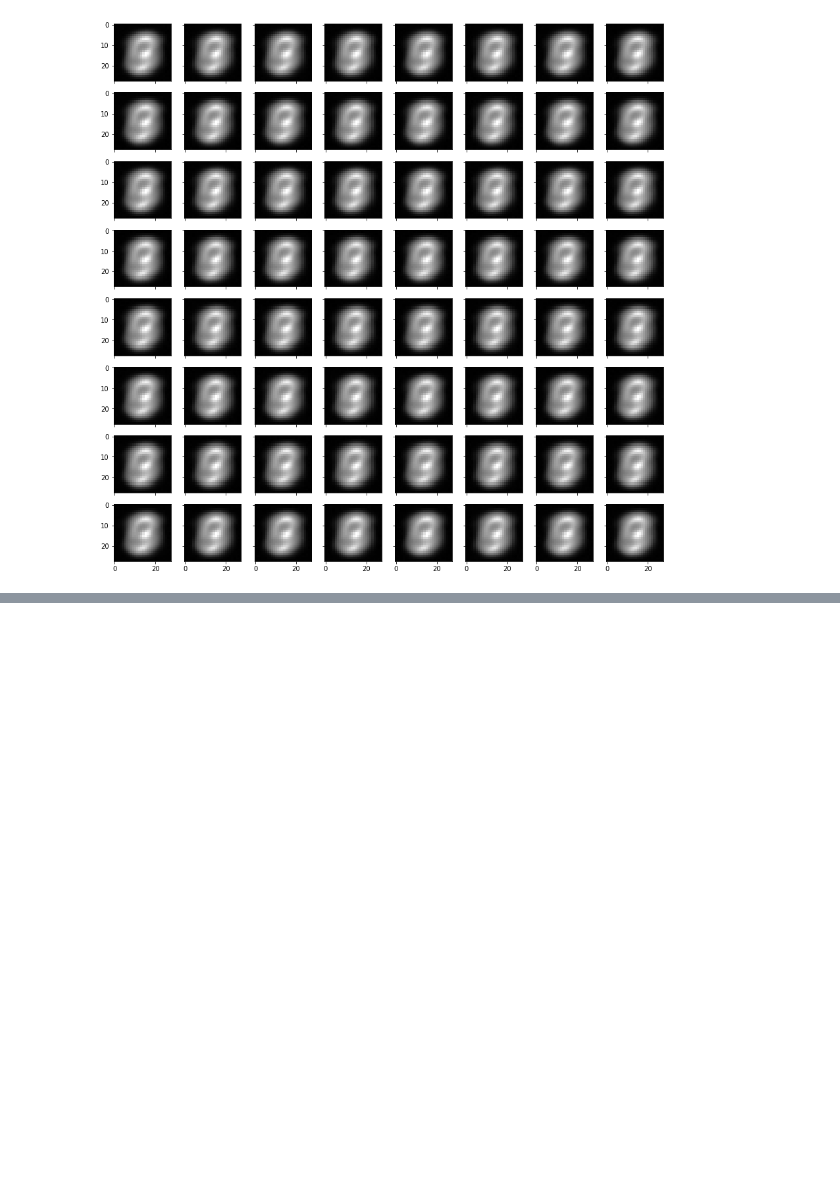
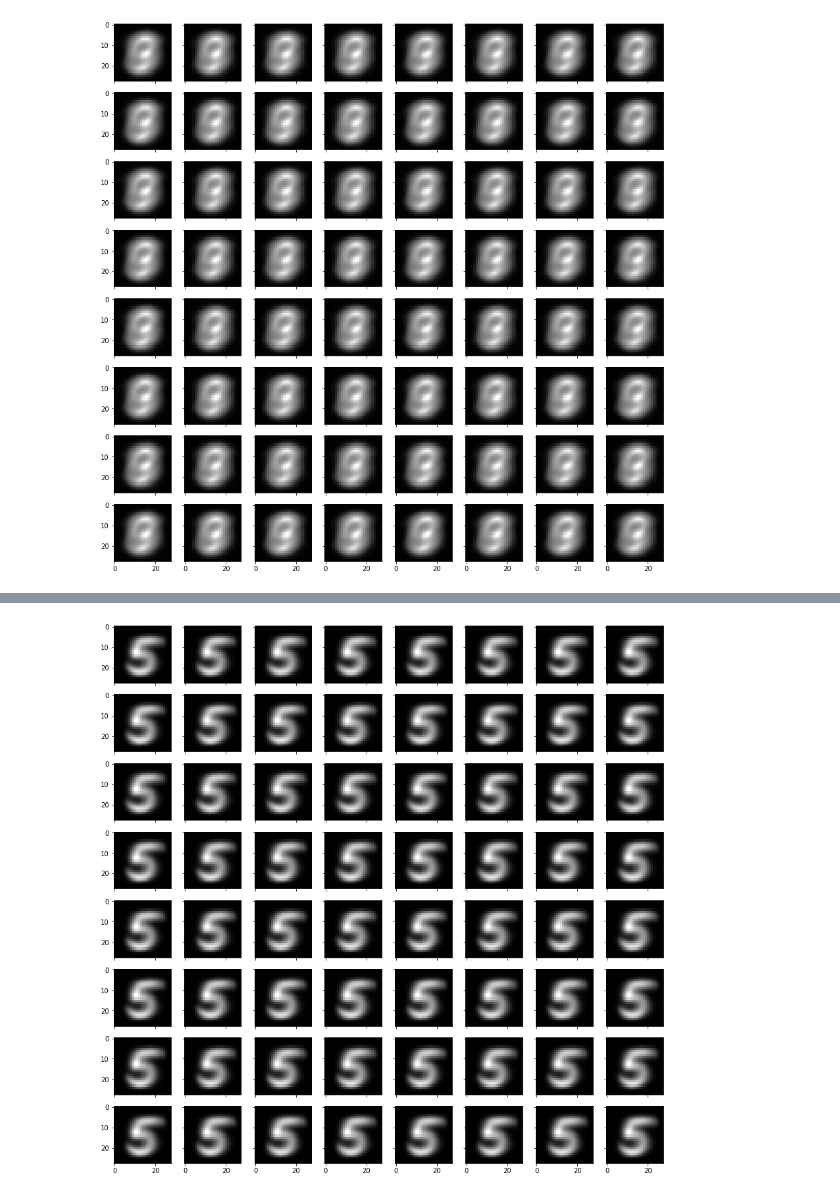
Before and after one commit to mehulrastogi/Deep-Belief-Network-pytorch, a Jupyter notebook: mnist_tutorial_RBM.ipynb, the cells around one changed output, grey strips where cells are left out. Cells and saved outputs as stored; diff of their text form; code cells hidden in the pictures; blank space fills up the shorter version.

```diff
--- a/mnist_tutorial_RBM.ipynb
+++ b/mnist_tutorial_RBM.ipynb
@@ -75,3 +75,19 @@ for i in range(8):
 plt.show()
 # %% [output]
 [figure]
+# %%
+#This is an unsupervised learning algorithm. So let us try training on one particular number.But first
+# we need to seperate the data.
+
+number = 5 #A number between 0 and 10.
+
+particular_mnist = []
+
+limit = mnist_data.train_data.shape[0]
+# limit = 60000
+for i in range(limit):
+    if(mnist_data.train_labels[i] == number):
+        particular_mnist.append(mnist_data.train_data[i].numpy())
+# particular_mnist = np.array(particular_mnist)
+len(particular_mnist)
+# mnist_data.train_data
@@ -77,0 +96,10 @@ plt.show()
+# %%
+tensor_x = torch.stack([torch.Tensor(i) for i in particular_mnist])
+tensor_y = torch.stack([torch.Tensor(number) for i in range(len(particular_mnist))])
+# %%
+mnist_particular_dataset = torch.utils.data.TensorDataset(tensor_x,tensor_y)
+mnist_particular_dataloader = torch.utils.data.DataLoader(mnist_particular_dataset)
+# %%
+epochs = 35
+batch_size = 64
+rbm_mnist.train(mnist_particular_dataloader , epochs , batch_size)
@@ -77,0 +124,17 @@ plt.show()
+# %%
+# This shows the weights for each of the 64 hidden neurons and give an idea how each neuron is activated.
+f , axarr = plt.subplots(8 , 8 , True, True)
+f.set_figheight(15)
+f.set_figwidth(15)
+learned_weights = rbm_mnist.weight.transpose(0,1).numpy()
+for i in range(8):
+    for j in range(8):
+        w = learned_weights[8 * i + j,:].reshape(28,28)
+
+        axarr[i,j].imshow(w , cmap= 'gray')
+
+
+# plt.tight_layout()
+plt.show()
+# %% [output]
+[figure, added]
```
Also changed, not shown: parts of 5 cells of this notebook, 3 other files.
